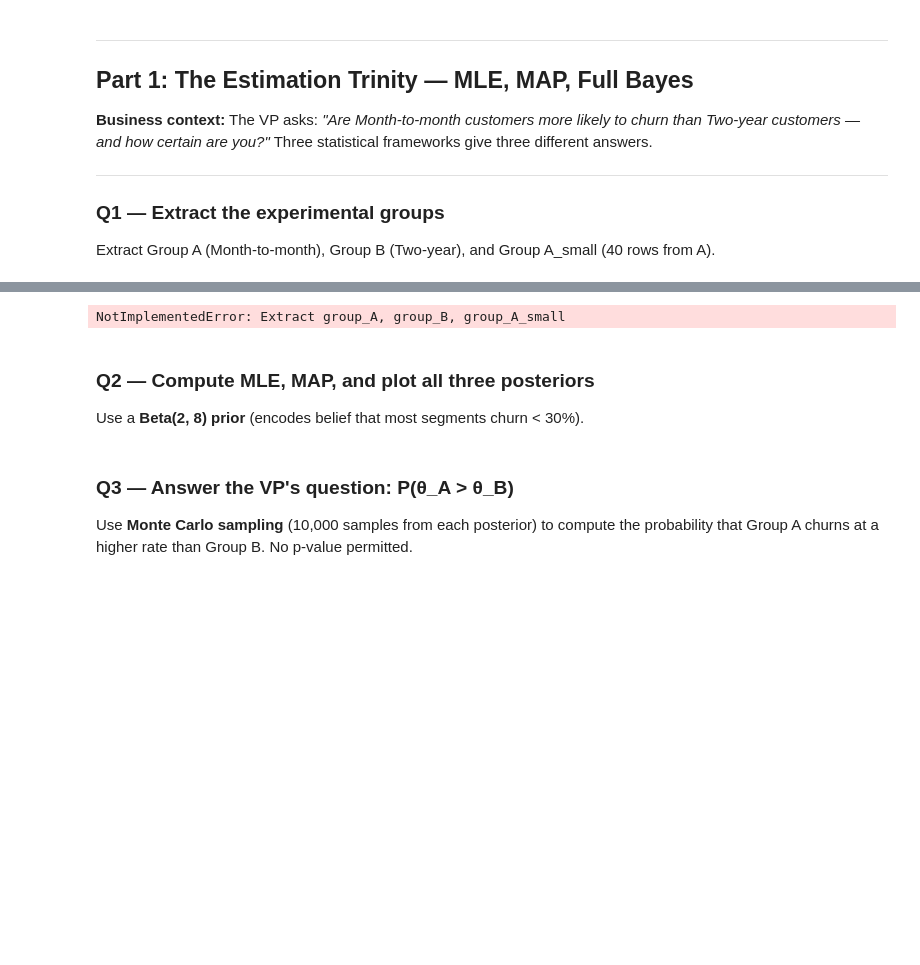
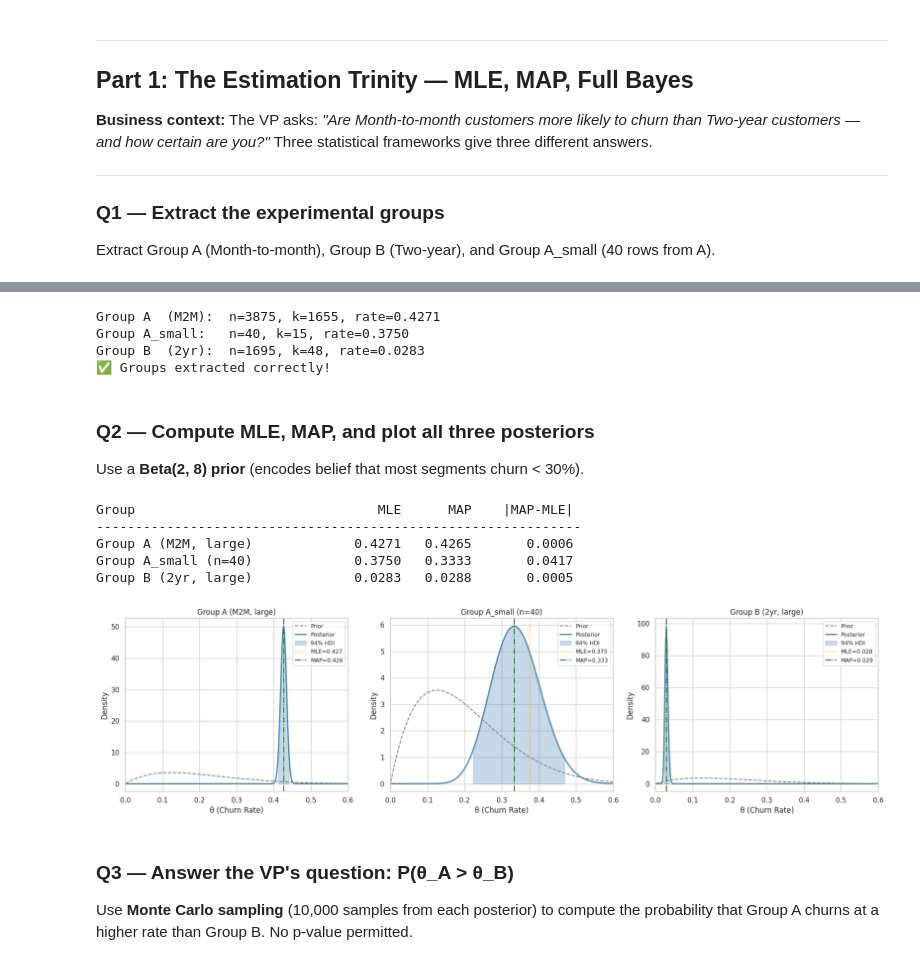
Before and after one commit to AshutoshDhungana/Fusemachine_AiFellowship, a Jupyter notebook: Wk6_Probabilistic_Model/W6_Probabilistic_Models_Assignment.ipynb, the cells around one changed output, grey strips where cells are left out. Saved outputs shown, nothing was run; the diff lists cells and outputs as text; code cells hidden in the pictures; blank space fills up the shorter version.

```diff
--- a/Wk6_Probabilistic_Model/W6_Probabilistic_Models_Assignment.ipynb
+++ b/Wk6_Probabilistic_Model/W6_Probabilistic_Models_Assignment.ipynb
@@ -76,18 +96,13 @@ Extract Group A (Month-to-month), Group B (Two-year), and Group A_small (40 rows
 # %%
-# YOUR CODE HERE
-# Group A: all Month-to-month contract rows
-# Group B: all Two year contract rows
-# Group A_small: 40 random rows from Group A, random_state=42
-group_A       = None
-group_B       = None
-group_A_small = None
-raise NotImplementedError("Extract group_A, group_B, group_A_small")
+group_A       = df[df['Contract'] == 'Month-to-month']
+group_B       = df[df['Contract'] == 'Two year']
+group_A_small = group_A.sample(n=40, random_state=42)
 
 k_A,  n_A  = group_A['Churn'].sum(),       len(group_A)
 k_B,  n_B  = group_B['Churn'].sum(),       len(group_B)
 k_As, n_As = group_A_small['Churn'].sum(), len(group_A_small)
 
-# ── SELF-CHECK ────────────────────────────────────────────────────────────────
+# ── SELF-CHECK ────────────────────────────────────────────────
 assert n_As == 40
 assert n_A > 3000
 assert n_B > 1000
@@ -96,18 +111,16 @@ print(f"Group A_small:   n={n_As}, k={k_As}, rate={k_As/n_As:.4f}")
 print(f"Group B  (2yr):  n={n_B}, k={k_B}, rate={k_B/n_B:.4f}")
 print("✅ Groups extracted correctly!")
 # %% [output]
-NotImplementedError: Extract group_A, group_B, group_A_small
+Group A  (M2M):  n=3875, k=1655, rate=0.4271
+Group A_small:   n=40, k=15, rate=0.3750
+Group B  (2yr):  n=1695, k=48, rate=0.0283
+✅ Groups extracted correctly!
 # %% [markdown]
 ### Q2 — Compute MLE, MAP, and plot all three posteriors
 
 Use a **Beta(2, 8) prior** (encodes belief that most segments churn < 30%).
 # %%
 alpha_prior, beta_prior = 2, 8   # Beta(2, 8) prior — do not change
-
-# YOUR CODE HERE — for each group compute:
-#   mle     = k / n
-#   map_est = (alpha_prior + k - 1) / (alpha_prior + beta_prior + n - 2)
-#   pull    = |map_est - mle|  (how far prior pulls MAP from MLE)
 
 groups = {
     'Group A (M2M, large)': (k_A,  n_A),
@@ -118,26 +131,53 @@ groups = {
 print(f"{'Group':<30} {'MLE':>8} {'MAP':>8} {'|MAP-MLE|':>12}")
 print("-" * 62)
 for name, (k, n) in groups.items():
-    mle     = None   # YOUR CODE HERE
-    map_est = None   # YOUR CODE HERE
-    pull    = None   # YOUR CODE HERE
-    raise NotImplementedError("Compute MLE, MAP, and pull for each group")
+    mle     = k / n
+    map_est = (alpha_prior + k - 1) / (alpha_prior + beta_prior + n - 2)
+    pull    = abs(map_est - mle)
     print(f"{name:<30} {mle:>8.4f} {map_est:>8.4f} {pull:>12.4f}")
+# %% [output]
+Group                               MLE      MAP    |MAP-MLE|
+--------------------------------------------------------------
+Group A (M2M, large)             0.4271   0.4265       0.0006
+Group A_small (n=40)             0.3750   0.3333       0.0417
+Group B (2yr, large)             0.0283   0.0288       0.0005
 # %%
-# YOUR CODE HERE — plot the three posterior PDFs on one figure
-# For each group: plot Prior PDF, Posterior PDF, MLE and MAP as vertical lines
-# Shade the 94% HDI as a fill_between
-# Use scipy.stats.beta.pdf and scipy.stats.beta.ppf
-
 theta_range = np.linspace(0.001, 0.999, 500)
 
 fig, axes = plt.subplots(1, 3, figsize=(18, 5))
 for ax, (name, (k, n)) in zip(axes, groups.items()):
-    alpha_post = None   # YOUR CODE HERE: alpha_prior + k
-    beta_post  = None   # YOUR CODE HERE: beta_prior + (n - k)
-    raise NotImplementedError("Compute posterior parameters and plot")
+    alpha_post = alpha_prior + k
+    beta_post  = beta_prior + (n - k)
+
+    # PDFs
+    prior_pdf = beta_dist.pdf(theta_range, alpha_prior, beta_prior)
+    post_pdf  = beta_dist.pdf(theta_range, alpha_post, beta_post)
+
+    # Estimates
+    mle = k / n
+    map_est = (alpha_post - 1) / (alpha_post + beta_post - 2)
+
+    # 94% HDI
+    hdi_low, hdi_high = beta_dist.ppf([0.03, 0.97], alpha_post, beta_post)
+
+    ax.plot(theta_range, prior_pdf, label='Prior', color='gray', linestyle='--')
+    ax.plot(theta_range, post_pdf, label='Posterior', color='steelblue', lw=2)
+    ax.fill_between(theta_range, 0, post_pdf,
+                    where=(theta_range >= hdi_low) & (theta_range <= hdi_high),
+                    color='steelblue', alpha=0.3, label='94% HDI')
+
+    ax.axvline(mle, color='orange', ls=':', label=f'MLE={mle:.3f}')
+    ax.axvline(map_est, color='green', ls='-.', label=f'MAP={map_est:.3f}')
+
+    ax.set_title(name)
+    ax.set_xlabel('θ (Churn Rate)')
+    ax.set_ylabel('Density')
+    ax.set_xlim(0, 0.6)
+    ax.legend(fontsize=9)
 
 plt.tight_layout(); plt.show()
+# %% [output]
+[figure, added]
 # %% [markdown]
 ### Q3 — Answer the VP's question: P(θ_A > θ_B)
 
```
Also changed, not shown: parts of 4 cells of this notebook.
